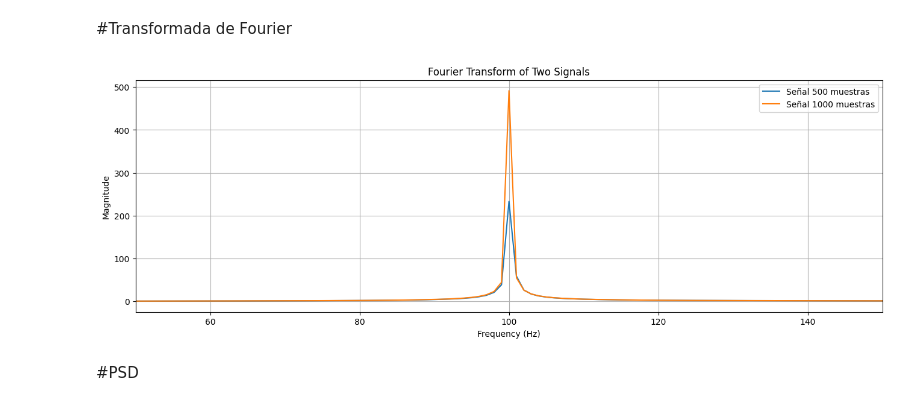
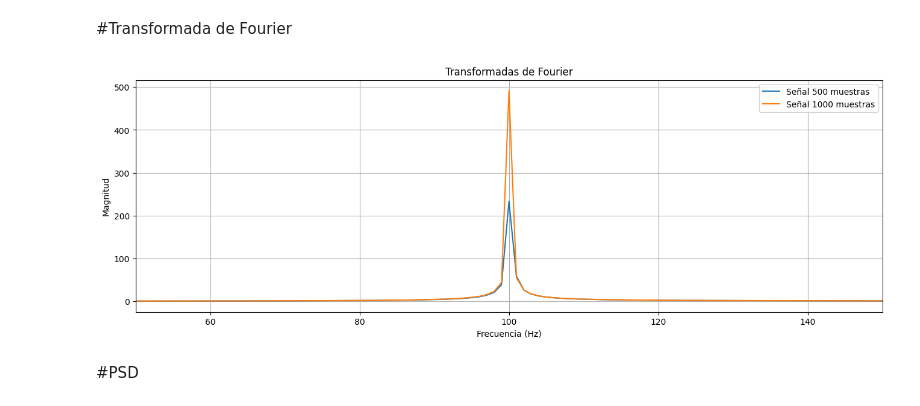
Before and after one commit to FelipeFerAl/SignalProcessing, a Jupyter notebook: TareaFourier.ipynb, the cells around one changed output. Saved outputs shown, nothing was run; the diff lists cells and outputs as text; code cells hidden in the pictures.

```diff
--- a/TareaFourier.ipynb
+++ b/TareaFourier.ipynb
@@ -39,27 +39,27 @@ plt.show()
 # %% [markdown]
 #Transformada de Fourier
 # %%
-# Fourier Transforms
+#Transformadas
 trans_signal1 = np.fft.fft(signal1)
 trans_signal2 = np.fft.fft(signal2)
 
-# Frequency bins
+#Puntos de Frecuencia
 freq1 = np.fft.fftfreq(len(signal1), 1/sample1)
 freq2 = np.fft.fftfreq(len(signal2), 1/sample2)
 
-# Plot positive frequencies only
+#Gráfica de los puntos positivos
 plt.figure(figsize=(16, 5))
 plt.plot(freq1[:len(freq1)//2], np.abs(trans_signal1[:len(trans_signal1)//2]), label=f'Señal {sample1} muestras')
 plt.plot(freq2[:len(freq2)//2], np.abs(trans_signal2[:len(trans_signal2)//2]), label=f'Señal {sample2} muestras')
-plt.title("Fourier Transform of Two Signals")
-plt.xlabel("Frequency (Hz)")
+plt.title("Transformadas de Fourier")
+plt.xlabel("Frecuencia (Hz)")
 plt.xlim(freq-50,freq+50)
-plt.ylabel("Magnitude")
+plt.ylabel("Magnitud")
 plt.grid()
 plt.legend()
 plt.show()
 # %% [output]
-[figure, old version]
+[figure, new version]
 # %% [markdown]
 #PSD
 # %%
```
Also changed, not shown: parts of 2 cells of this notebook.
